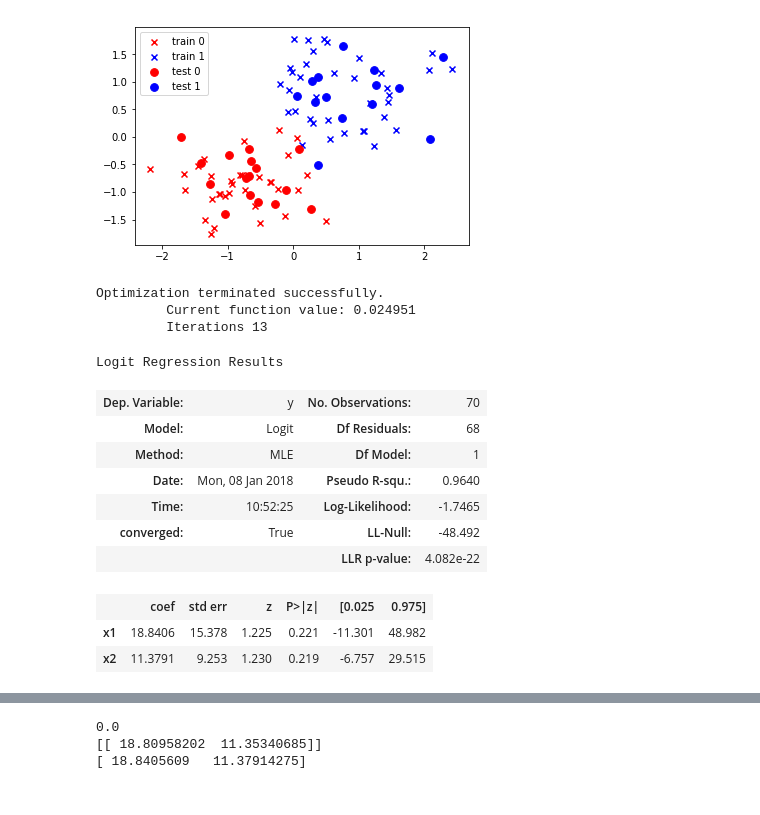
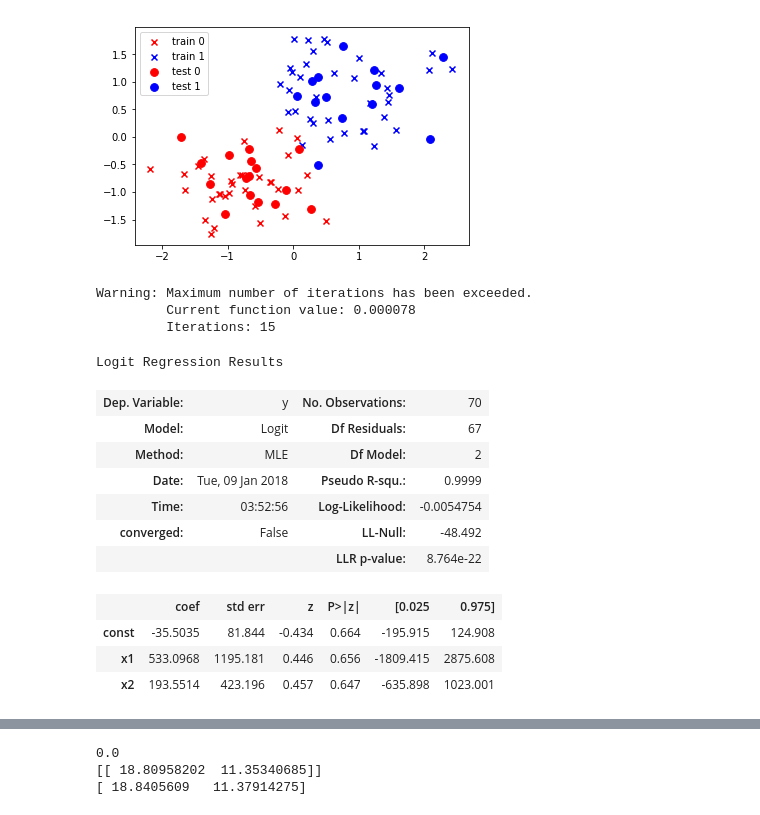
Before and after one commit to hamakn/jupyter_notebook_example, a Jupyter notebook: logistic_statsmodels.ipynb, the cells around one changed output, grey strips where cells are left out. Saved outputs shown, nothing was run; the diff lists cells and outputs as text; code cells hidden in the pictures.

```diff
--- a/logistic_statsmodels.ipynb
+++ b/logistic_statsmodels.ipynb
@@ -59,21 +59,23 @@ plt.legend(loc='upper left')
 # %%
 import statsmodels.api as sm
 
-result = sm.Logit(endog=y_train, exog=X_train_std).fit()
+xx = sm.add_constant(X_train_std)
+result = sm.Logit(endog=y_train, exog=xx).fit(maxiter=15)
 result.summary()
 # %% [output]
-Optimization terminated successfully.
-         Current function value: 0.024951
-         Iterations 13
+Warning: Maximum number of iterations has been exceeded.
+         Current function value: 0.000078
+         Iterations: 15
 Logit Regression Results
 | Dep. Variable: | y | No. Observations: | 70 |
-| Model: | Logit | Df Residuals: | 68 |
-| Method: | MLE | Df Model: | 1 |
-| Date: | Mon, 08 Jan 2018 | Pseudo R-squ.: | 0.9640 |
-| Time: | 10:52:25 | Log-Likelihood: | -1.7465 |
-| converged: | True | LL-Null: | -48.492 |
-|  |  | LLR p-value: | 4.082e-22 |
+| Model: | Logit | Df Residuals: | 67 |
+| Method: | MLE | Df Model: | 2 |
+| Date: | Tue, 09 Jan 2018 | Pseudo R-squ.: | 0.9999 |
+| Time: | 03:52:56 | Log-Likelihood: | -0.0054754 |
+| converged: | False | LL-Null: | -48.492 |
+|  |  | LLR p-value: | 8.764e-22 |
 |  | coef | std err | z | P>|z| | [0.025 | 0.975] |
-| x1 | 18.8406 | 15.378 | 1.225 | 0.221 | -11.301 | 48.982 |
-| x2 | 11.3791 | 9.253 | 1.230 | 0.219 | -6.757 | 29.515 |
+| const | -35.5035 | 81.844 | -0.434 | 0.664 | -195.915 | 124.908 |
+| x1 | 533.0968 | 1195.181 | 0.446 | 0.656 | -1809.415 | 2875.608 |
+| x2 | 193.5514 | 423.196 | 0.457 | 0.647 | -635.898 | 1023.001 |
 # %%
```
Also changed, not shown: parts of 1 cell of this notebook.
